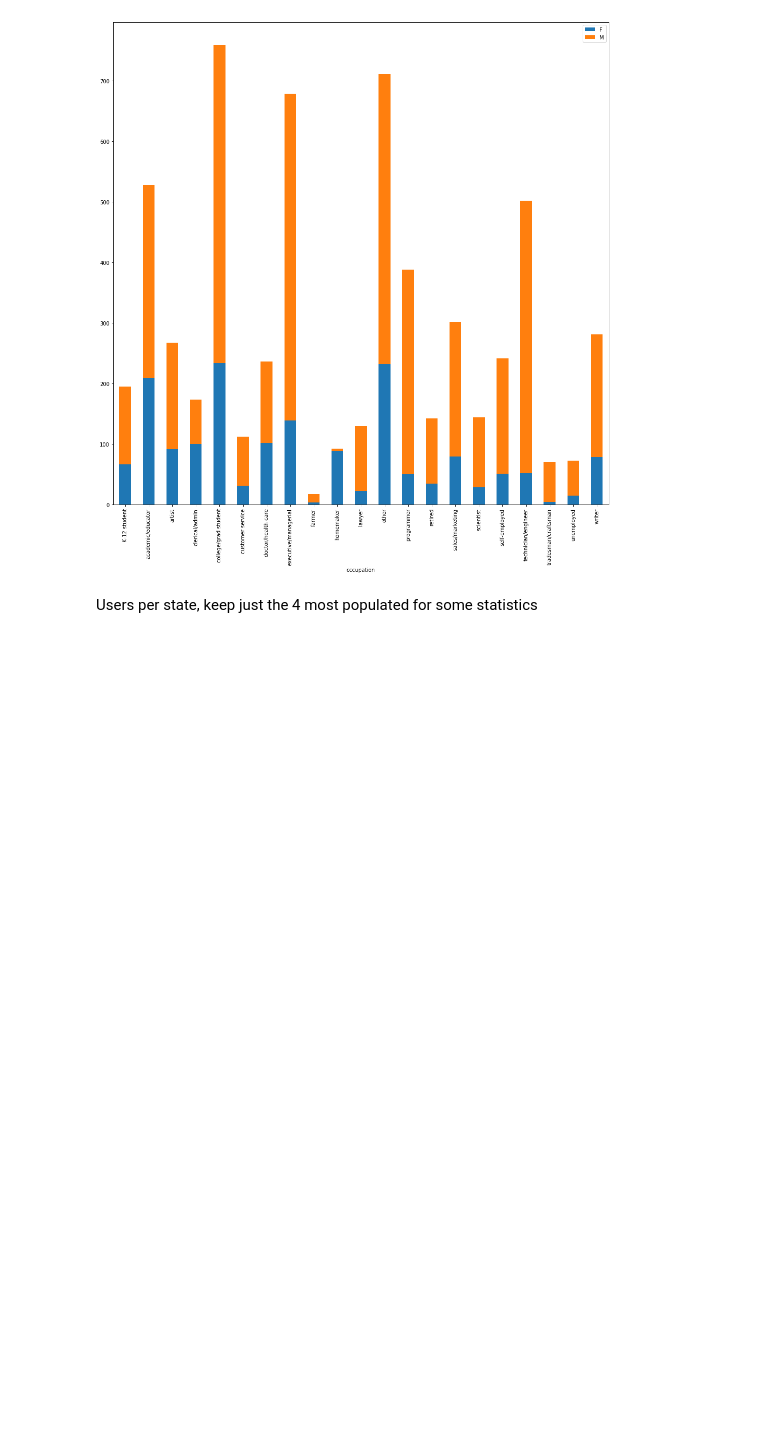
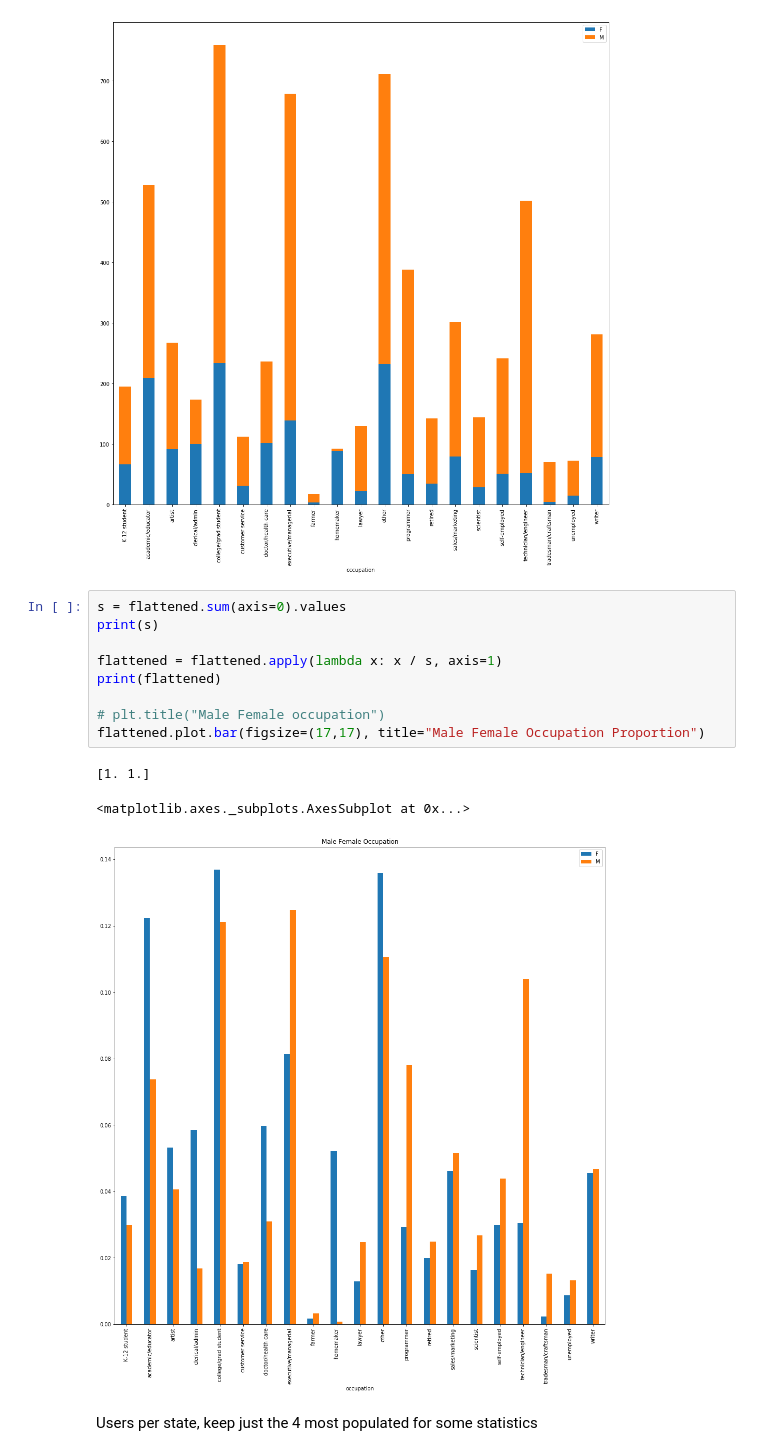
Before and after one commit to nicolagennaro/pussy-project, a Jupyter notebook: Users.ipynb, the cells around one changed output. Drawn from its saved outputs; the diff is of its cells as text; blank space fills up the shorter version.

```diff
--- a/Users.ipynb
+++ b/Users.ipynb
@@ -644,6 +644,19 @@ plt.savefig("occup_hist_mf")
 # %% [output]
 <matplotlib.figure.Figure at 0x...>
 [figure]
+# %%
+s = flattened.sum(axis=0).values
+print(s)
+
+flattened = flattened.apply(lambda x: x / s, axis=1)
+print(flattened)
+
+# plt.title("Male Female occupation")
+flattened.plot.bar(figsize=(17,17), title="Male Female Occupation Proportion")
+# %% [output]
+[1. 1.]
+<matplotlib.axes._subplots.AxesSubplot at 0x...>
+[figure, added]
 # %% [markdown]
 Users per state, keep just the 4 most populated for some statistics
 # %%
```
Also changed, not shown: parts of 4 cells of this notebook, 1 other file.
